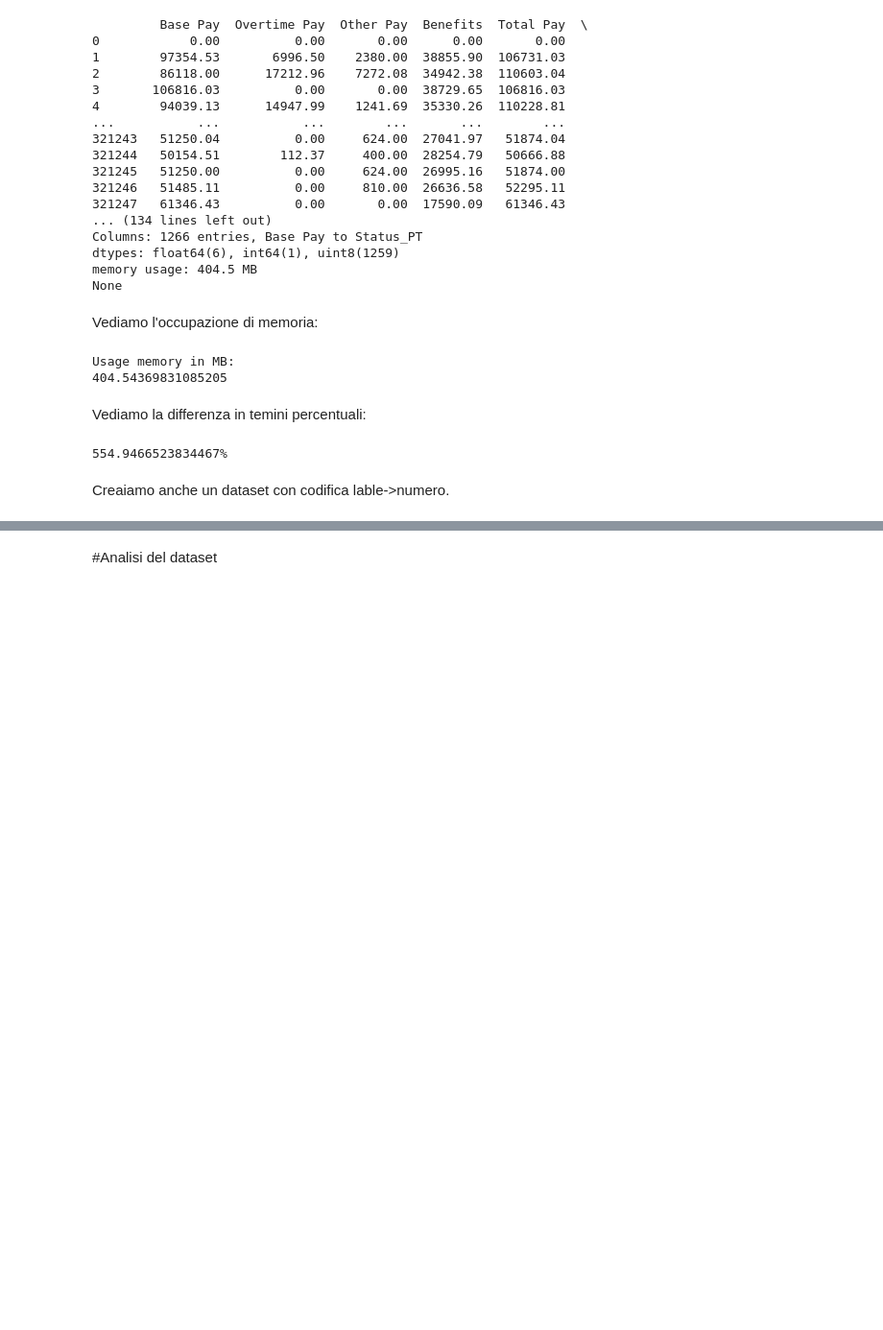
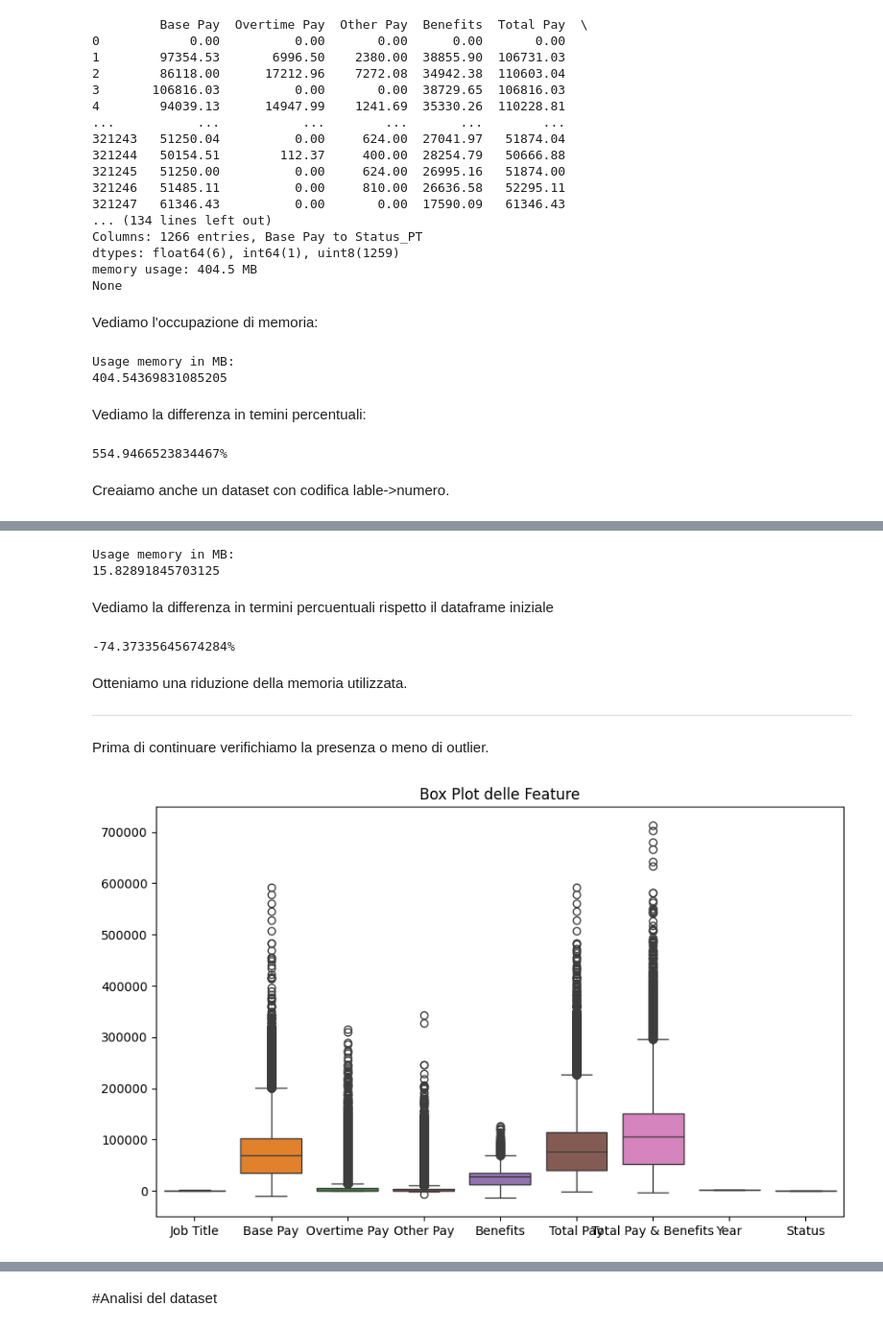
Before and after one commit to DanyR2001/Progetto-FIA, a Jupyter notebook: Documentazione/DocHistory.ipynb, the cells around one changed output, grey strips where cells are left out. Shown: that part at 96% size. Saved outputs shown, nothing was run; the diff lists cells and outputs as text; code cells hidden in the pictures; blank space fills up the shorter version.

```diff
--- a/Documentazione/DocHistory.ipynb
+++ b/Documentazione/DocHistory.ipynb
@@ -238,0 +255,31 @@ df_enc_simp['Status']= label_encoder.fit_transform(df_enc_simp['Status'])
+# %%
+print ("Usage memory in MB:")
+print((df_enc_simp.memory_usage(deep=True).sum())/(1024**2))
+memory_new=(df_enc_simp.memory_usage(deep=True).sum())/(1024**2)
+# %% [output]
+Usage memory in MB:
+15.82891845703125
+# %% [markdown]
+Vediamo la differenza in termini percuentuali rispetto il dataframe iniziale
+# %%
+percentuale_incremento = ((memory_new - memory_old) / memory_old) * 100
+print(str(percentuale_incremento)+"%")
+# %% [output]
+-74.37335645674284%
+# %% [markdown]
+Otteniamo una riduzione della memoria utilizzata.
+
+
+---
+# %% [markdown]
+Prima di continuare verifichiamo la presenza o meno di outlier.
+# %%
+import matplotlib.pyplot as plt
+import seaborn as sns
+plt.figure(figsize=(10, 6))
+sns.boxplot(data=df_enc_simp)
+plt.title("Box Plot delle Feature")
+plt.show()
+plt.close('all')
+# %% [output]
+[figure, added]
```
Also changed, not shown: parts of 22 cells of this notebook.
